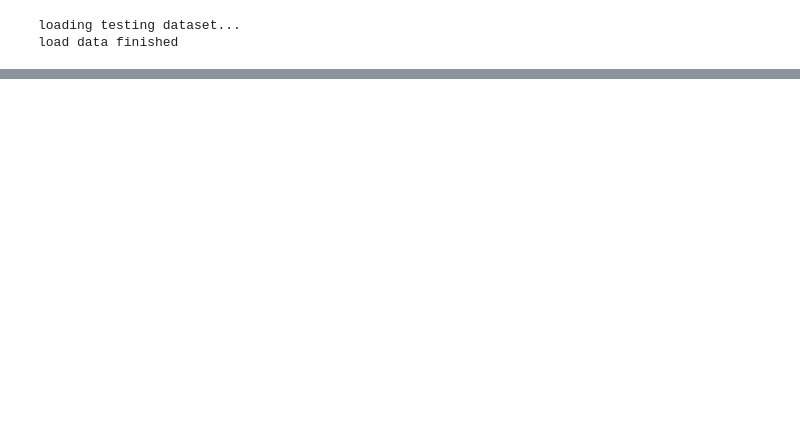
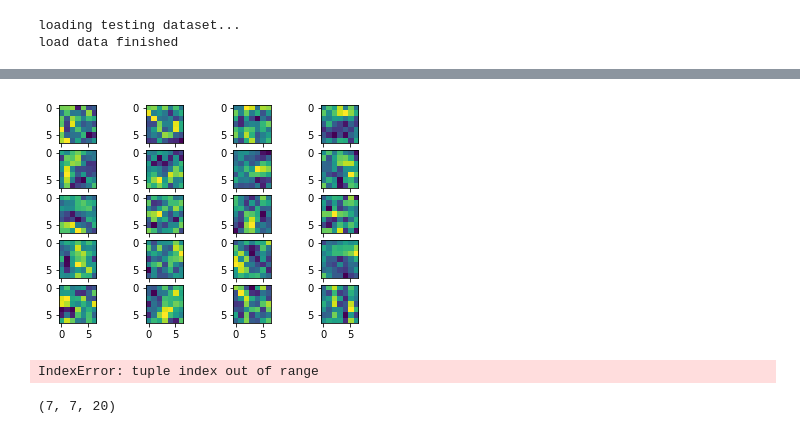
Before and after one commit to tann9949/vCanteen-crowd-estimator-keras, a Jupyter notebook: v2.ipynb, the cells around one changed output, grey strips where cells are left out. Drawn from its saved outputs; the diff is of its cells as text; code cells hidden in the pictures; blank space fills up the shorter version.

```diff
--- a/v2.ipynb
+++ b/v2.ipynb
@@ -260,0 +295,20 @@ Mean Square Error: 10.12916580968048
+# %%
+W = model.layers[1].get_weights()[0]
+if len(W.shape) == 4:
+    W = np.squeeze(W)
+    for i in range(W.shape[len(W.shape)-1]):
+        plt.subplot(5,4,i+1)
+        plt.imshow(W[:,:,i])
+#         plt.xticks([])
+#         plt.yticks([])
+    plt.show()
+# %% [output]
+[figure, added]
+# %%
+plot_conv_weights(model, 1)
+# %% [output]
+IndexError: tuple index out of range
+# %%
+np.squeeze(model.layers[1].get_weights()[0]).shape
+# %% [output]
+(7, 7, 20)
```
Also changed, not shown: parts of 15 cells of this notebook, 1 other file.
